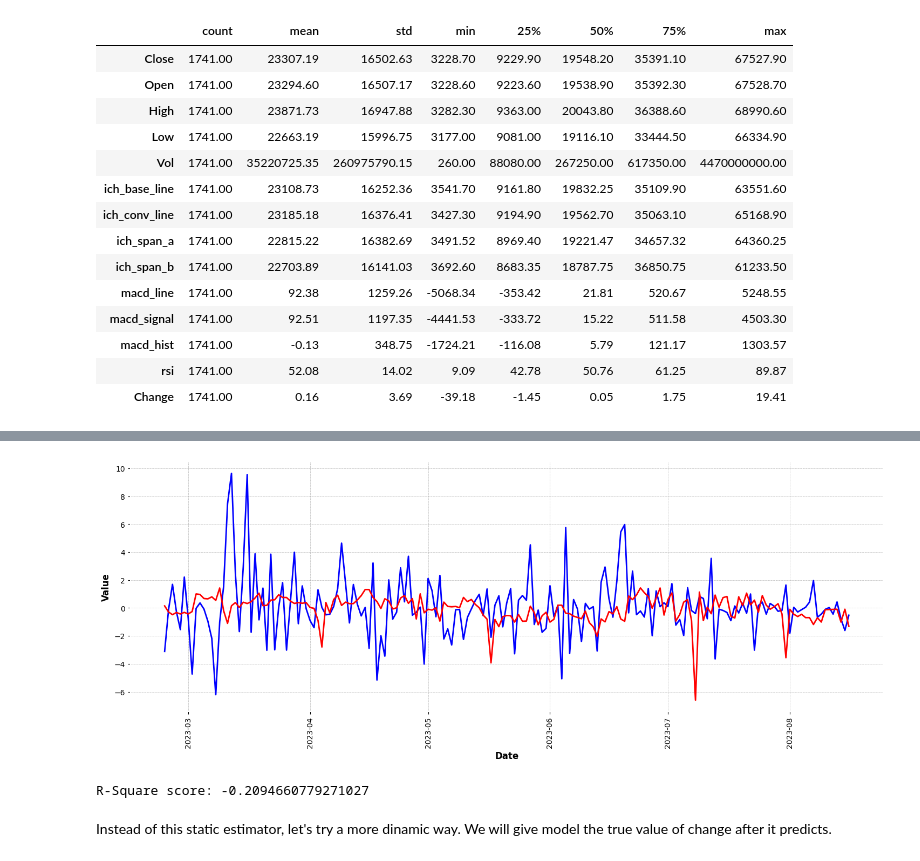
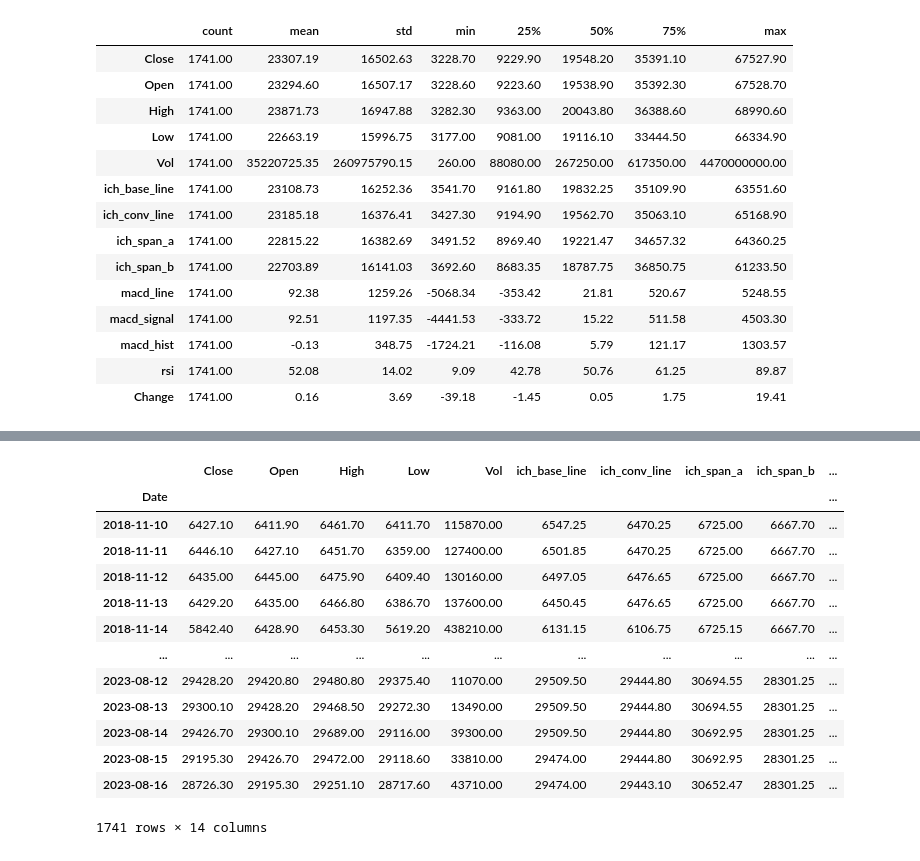
Before and after one commit to anilergan/AISMTB, a Jupyter notebook: btc_daily_chart_classification.ipynb, the cells around one changed output, grey strips where cells are left out. Cells and saved outputs as stored; diff of their text form; code cells hidden in the pictures.

```diff
--- a/main_on_btc_five_years.ipynb
+++ b/btc_daily_chart_classification.ipynb
@@ -579,23 +519,17 @@ y_pred = model_xgb.predict(X_test)
-# %%
-# 5. Evaluation of model
-
-# 5.1 Visualization of true/estimated values
-import matplotlib.pyplot as plt
-plt.figure(figsize=(18,6))
-plt.plot(y_test.index, y_test, label='True Change', color='blue')
-plt.plot(y_test.index, y_pred, label='Estimated Change', color='red')
-
-plt.xlabel('Date')
-plt.xticks(rotation='vertical')
-plt.ylabel('Value')
-plt.show()
-
-from sklearn.metrics import r2_score
-r_square = r2_score(y_test, y_pred)
-
-print('R-Square score:', r_square)
-# %% [output]
-[figure, removed]
-R-Square score: -0.2094660779271027
-# %% [markdown]
-Instead of this static estimator, let's try a more dinamic way. We will give model the true value of change after it predicts.
+# %%
+df7
+# %% [output]
+|  | Close | Open | High | Low | Vol | ich_base_line | ich_conv_line | ich_span_a | ich_span_b | ... |
+| Date |  |  |  |  |  |  |  |  |  | ... |
+| 2018-11-10 | 6427.10 | 6411.90 | 6461.70 | 6411.70 | 115870.00 | 6547.25 | 6470.25 | 6725.00 | 6667.70 | ... |
+| 2018-11-11 | 6446.10 | 6427.10 | 6451.70 | 6359.00 | 127400.00 | 6501.85 | 6470.25 | 6725.00 | 6667.70 | ... |
+| 2018-11-12 | 6435.00 | 6445.00 | 6475.90 | 6409.40 | 130160.00 | 6497.05 | 6476.65 | 6725.00 | 6667.70 | ... |
+| 2018-11-13 | 6429.20 | 6435.00 | 6466.80 | 6386.70 | 137600.00 | 6450.45 | 6476.65 | 6725.00 | 6667.70 | ... |
+| 2018-11-14 | 5842.40 | 6428.90 | 6453.30 | 5619.20 | 438210.00 | 6131.15 | 6106.75 | 6725.15 | 6667.70 | ... |
+| ... | ... | ... | ... | ... | ... | ... | ... | ... | ... | ... |
+| 2023-08-12 | 29428.20 | 29420.80 | 29480.80 | 29375.40 | 11070.00 | 29509.50 | 29444.80 | 30694.55 | 28301.25 | ... |
+| 2023-08-13 | 29300.10 | 29428.20 | 29468.50 | 29272.30 | 13490.00 | 29509.50 | 29444.80 | 30694.55 | 28301.25 | ... |
+| 2023-08-14 | 29426.70 | 29300.10 | 29689.00 | 29116.00 | 39300.00 | 29509.50 | 29444.80 | 30692.95 | 28301.25 | ... |
+| 2023-08-15 | 29195.30 | 29426.70 | 29472.00 | 29118.60 | 33810.00 | 29474.00 | 29444.80 | 30692.95 | 28301.25 | ... |
+| 2023-08-16 | 28726.30 | 29195.30 | 29251.10 | 28717.60 | 43710.00 | 29474.00 | 29443.10 | 30652.47 | 28301.25 | ... |
+1741 rows × 14 columns
```
Also changed, not shown: parts of 32 cells of this notebook, 1 other file.
